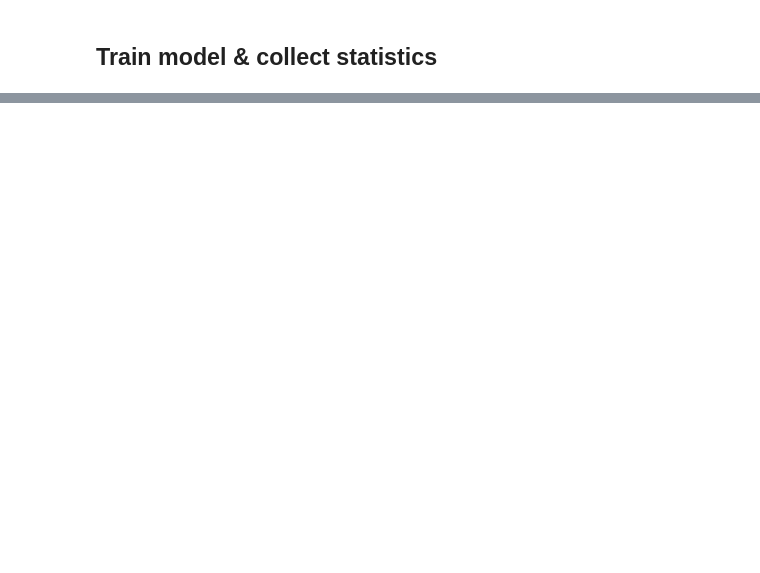
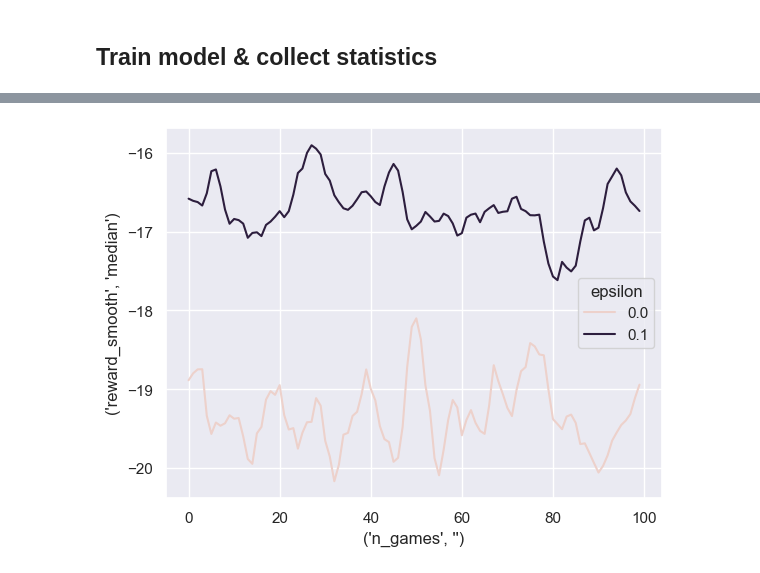
Before and after one commit to lukiwieser/racetrack, a Jupyter notebook: ex3/analyze_model.ipynb, the cells around one changed output, grey strips where cells are left out. Drawn from its saved outputs; the diff is of its cells as text; code cells hidden in the pictures; blank space fills up the shorter version.

```diff
--- a/ex3/analyze_model.ipynb
+++ b/ex3/analyze_model.ipynb
@@ -89,0 +145,4 @@ sns.lineplot(stats_model0_df, x="n_games",y="reward");
+# %%
+sns.lineplot(stats_test,x=("n_games",""),y=("reward_smooth","median"),hue="epsilon");
+# %% [output]
+[figure, added]
```
Also changed, not shown: parts of 19 cells of this notebook, 1 other file.
